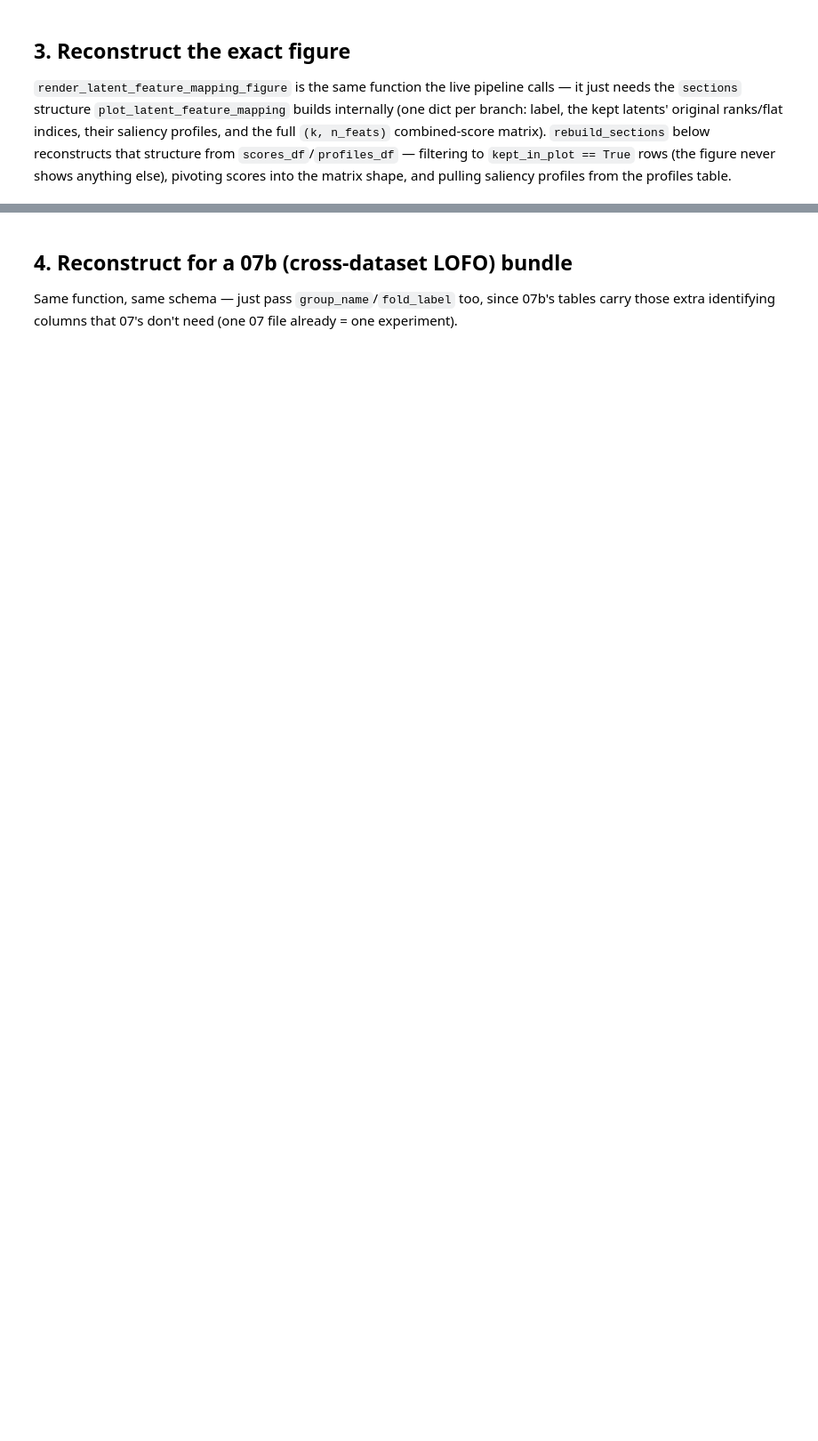
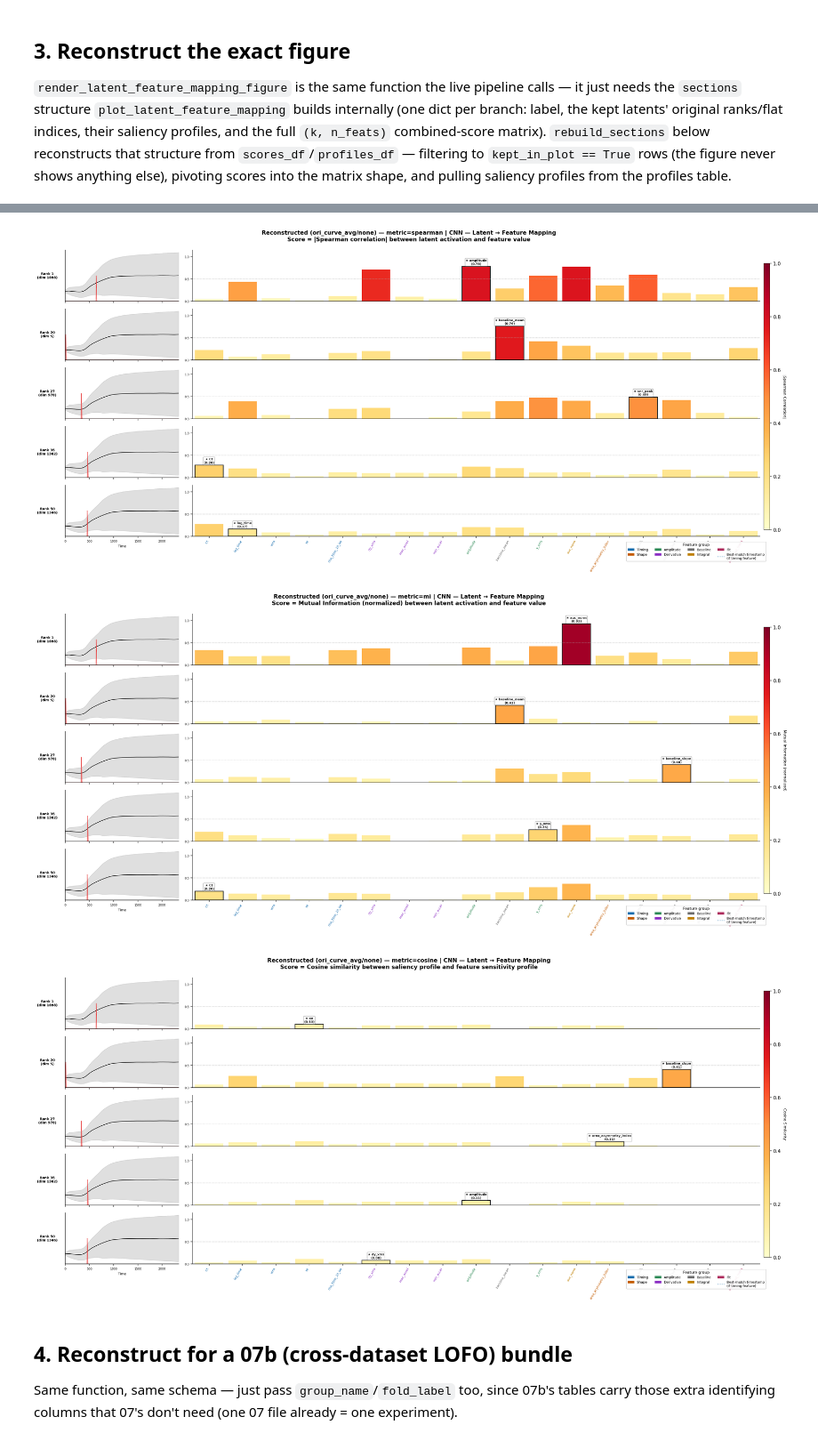
Before and after one commit to kautsarg/POC_DDM, a Jupyter notebook: gk_code/main/latent_feature_mapping_reconstruction.ipynb, the cells around one changed output, grey strips where cells are left out. Shown at 89% size. Drawn from its saved outputs; the diff is of its cells as text; code cells hidden in the pictures; blank space fills up the shorter version.

Commit message:
new chip timing analysis and latent correlation reconstruction analysis

```diff
--- a/gk_code/main/latent_feature_mapping_reconstruction.ipynb
+++ b/gk_code/main/latent_feature_mapping_reconstruction.ipynb
@@ -71,11 +88,9 @@ Set `SCORES_PATH` below to whichever one you want to inspect.
 # %%
-# Example: a single-experiment (07) bundle. Adjust to point at an actual run's output,
-# or swap in a 07b-style path (see markdown above) -- the loading/reconstruction code
-# below is identical either way, since both share the same {"scores","profiles","curve_meta"} schema.
-EXP_FOLDER = config.DEFAULT_EXP_FOLDER
-EXP_NAME = "CHANGE_ME"  # e.g. one of os.listdir(EXP_FOLDER)
+EXP_FOLDER = config.MULTI_EXP_FOLDER + "_nc_subtract"
+# EXP_NAME = "D20260609_E00_C00_F4500KHz_U_norm_temp_ready_08"  # e.g. one of os.listdir(EXP_FOLDER)
+EXP_NAME = "D20260609_E00_C00_F4500KHz_U_norm_temp_read_07"
 
-SCORES_PATH = config.get_viz_dir(Path(EXP_FOLDER), "model_interpretation") / EXP_NAME / "latent_feature_scores.joblib"
+SCORES_PATH = Path(EXP_FOLDER) / f"cross_dataset_cv/init_oneplex_nc_subtract/model_interpretation/lofo_{EXP_NAME}/latent_feature_scores_ori_curve_avg.joblib"
 print(SCORES_PATH)
 
 bundle = joblib.load(SCORES_PATH)
@@ -115,5 +152,5 @@ for branch in sorted(one_run['branch'].unique()):
     display(
         top_latent.sort_values('feature_rank_for_latent')
         [['feature', 'feature_rank_for_latent', 'combined', 'spearman', 'mi', 'mi_raw', 'cosine', 'is_best_feature']]
-        .head(5)
+        .head(100)
     )
@@ -145,6 +234,13 @@ def rebuild_sections(scores_df, profiles_df, feat_names, model_name, filter_key,
     "feat_names" entry for this curve_type) -- it controls the score-bar x-axis order
     and feature-group colour-coding, and only contains the "valid" (>=5 finite values)
     features the original run actually scored.
+
+    Builds the "spearman"/"mi"/"cosine" matrices alongside "combined" (not just the
+    winning feature per latent) so render_latent_feature_mapping_figure's `metric=`
+    parameter can switch which one drives the bar chart -- mirrors the live pipeline's
+    own section dict (plot_latent_feature_mapping), which stores all four for the same
+    reason. NaN-valid (spearman_valid/mi_valid False) entries default to 0, matching
+    how the live computation leaves them at their zero-initialized default.
     """
     mask_s = (
         (scores_df.model_name == model_name) & (scores_df.filter_key == filter_key)
@@ -175,11 +271,17 @@ def rebuild_sections(scores_df, profiles_df, feat_names, model_name, filter_key,
         sal_profiles = np.array([bp.loc[r, 'sal_profile'] for r in true_ranks])
 
         combined = np.zeros((k, len(feat_names)))
+        spearman = np.zeros((k, len(feat_names)))
+        mi       = np.zeros((k, len(feat_names)))
+        cosine   = np.zeros((k, len(feat_names)))
         best_feat_idx = np.zeros(k, dtype=int)
         for i, r in enumerate(true_ranks):
             for _, row in bs[bs.latent_rank == r].iterrows():
                 j = feat_to_idx[row['feature']]
                 combined[i, j] = row['combined']
+                spearman[i, j] = 0.0 if pd.isna(row['spearman']) else row['spearman']
+                mi[i, j]       = 0.0 if pd.isna(row['mi']) else row['mi']
+                cosine[i, j]   = row['cosine']
                 if row['is_best_feature']:
                     best_feat_idx[i] = j
         best_score = combined[np.arange(k), best_feat_idx]
@@ -188,6 +290,7 @@ def rebuild_sections(scores_df, profiles_df, feat_names, model_name, filter_key,
             "label": None if branch == "single" else branch,
             "order": order, "k": k, "true_ranks": true_ranks,
             "sal_profiles": sal_profiles, "combined": combined,
+            "spearman": spearman, "mi": mi, "cosine": cosine,
             "best_feat_idx": best_feat_idx, "best_score": best_score,
         })
     return sections
@@ -206,3 +319,16 @@ display(Image(filename=save_path))
+# %%
+for metric in ["spearman", "mi", "cosine"]:
+    metric_save_path = f"/tmp/reconstructed_{MODEL}_{FILTER}_{CURVE_TYPE}_{metric}.png"
+    render_latent_feature_mapping_figure(
+        sections, cm["mean_curve"], cm["std_curve"], cm["timestamps"], cm["feat_names"],
+        MODEL, f"Reconstructed ({CURVE_TYPE}/{FILTER}) — metric={metric}", metric_save_path,
+        metric=metric,
+    )
+    display(Image(filename=metric_save_path))
+# %% [output]
+[figure, added]
+[figure, added]
+[figure, added]
 # %% [markdown]
 ## 4. Reconstruct for a 07b (cross-dataset LOFO) bundle
 
```
Also changed, not shown: parts of 13 cells of this notebook, 5 other files.
